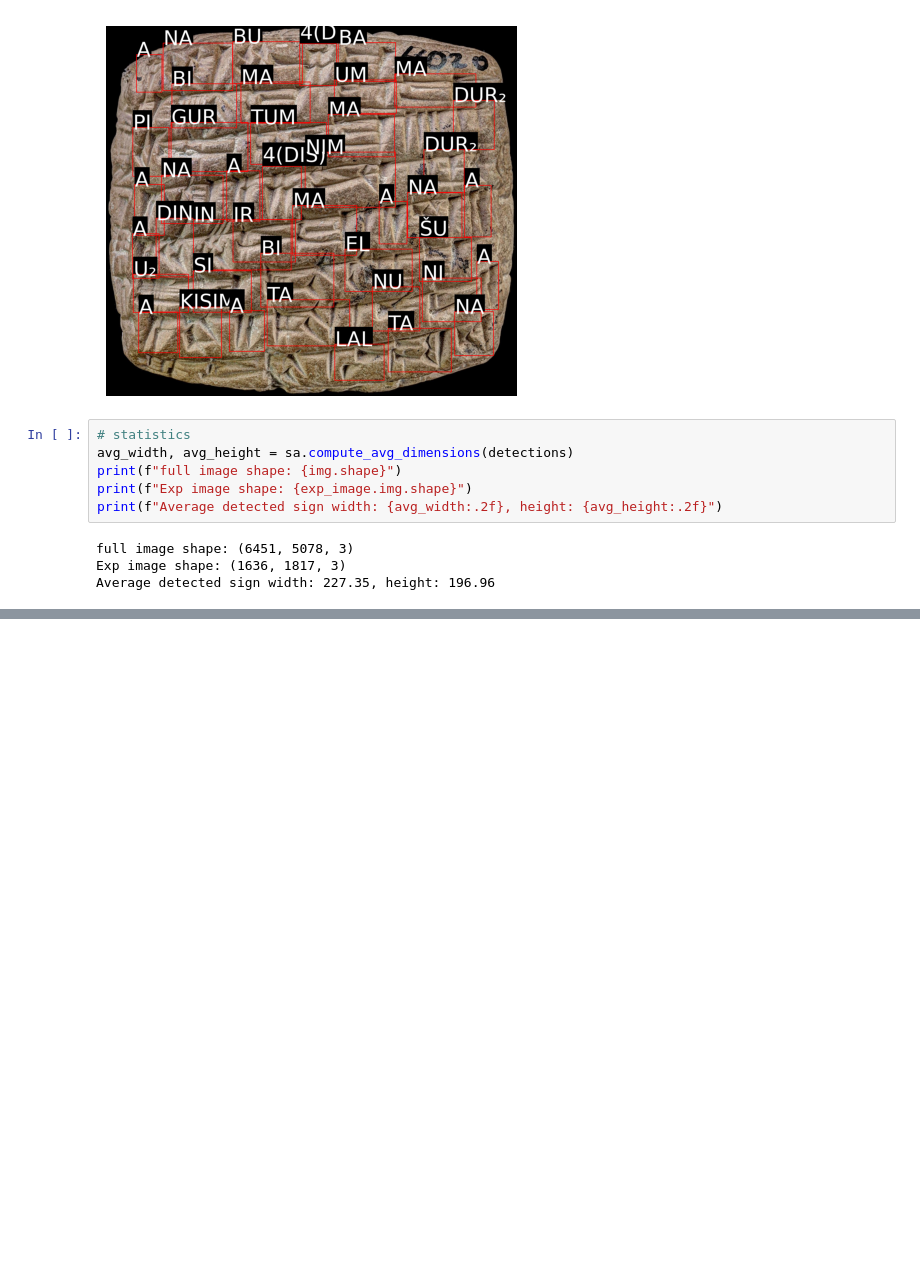
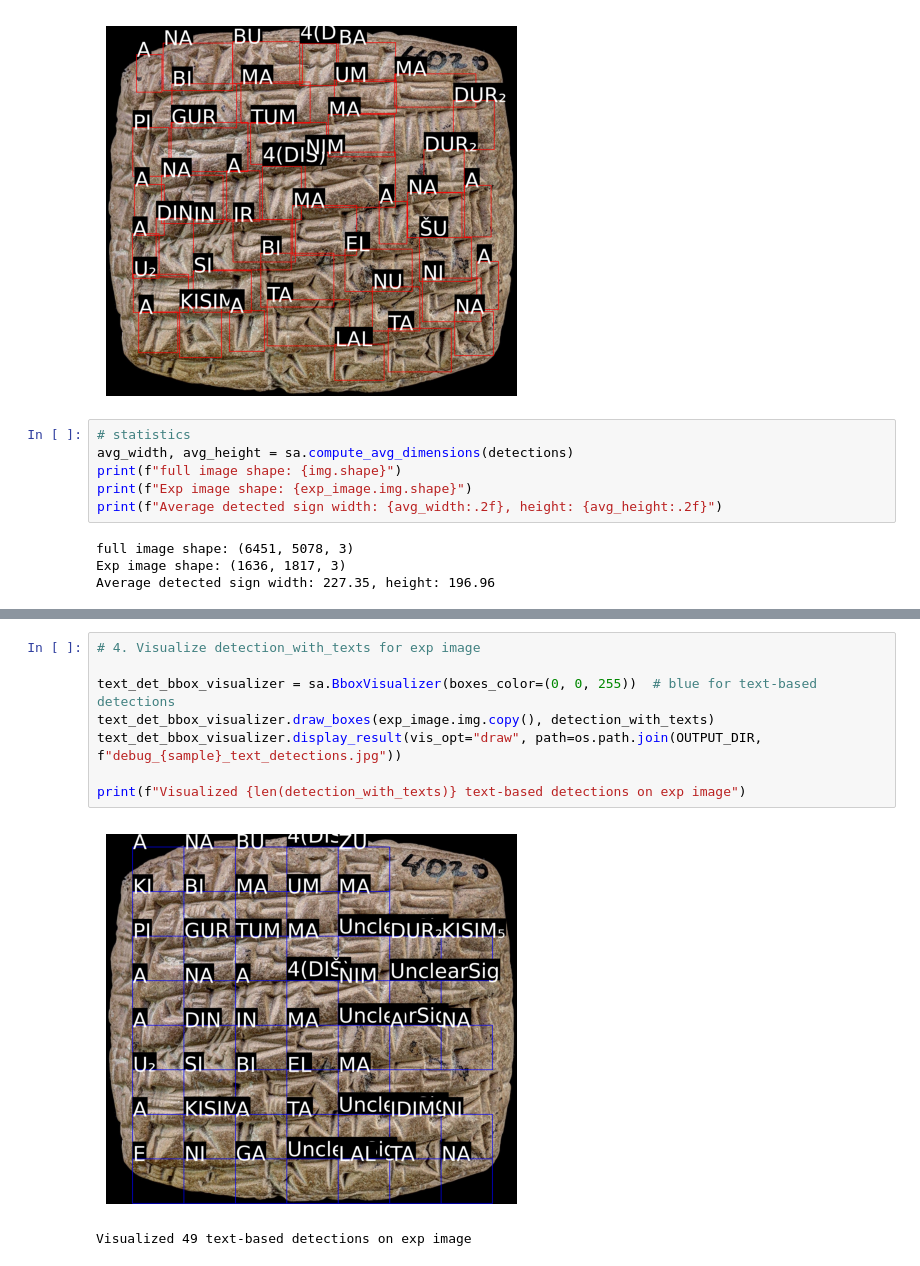
Before and after one commit to ElectronicBabylonianLiterature/cuneiform-ocr, a Jupyter notebook: signs_alignment.ipynb, the cells around one changed output, grey strips where cells are left out. Drawn from its saved outputs; the diff is of its cells as text; blank space fills up the shorter version.

```diff
--- a/signs_alignment.ipynb
+++ b/signs_alignment.ipynb
@@ -164,0 +429,11 @@ Class ID for sign 'NA': 34
+# %%
+# 4. Visualize detection_with_texts for exp image
+
+text_det_bbox_visualizer = sa.BboxVisualizer(boxes_color=(0, 0, 255))  # blue for text-based detections
+text_det_bbox_visualizer.draw_boxes(exp_image.img.copy(), detection_with_texts)
+text_det_bbox_visualizer.display_result(vis_opt="draw", path=os.path.join(OUTPUT_DIR, f"debug_{sample}_text_detections.jpg"))
+
+print(f"Visualized {len(detection_with_texts)} text-based detections on exp image")
+# %% [output]
+[figure, added]
+Visualized 49 text-based detections on exp image
```
Also changed, not shown: parts of 7 cells of this notebook, 1 other file.
